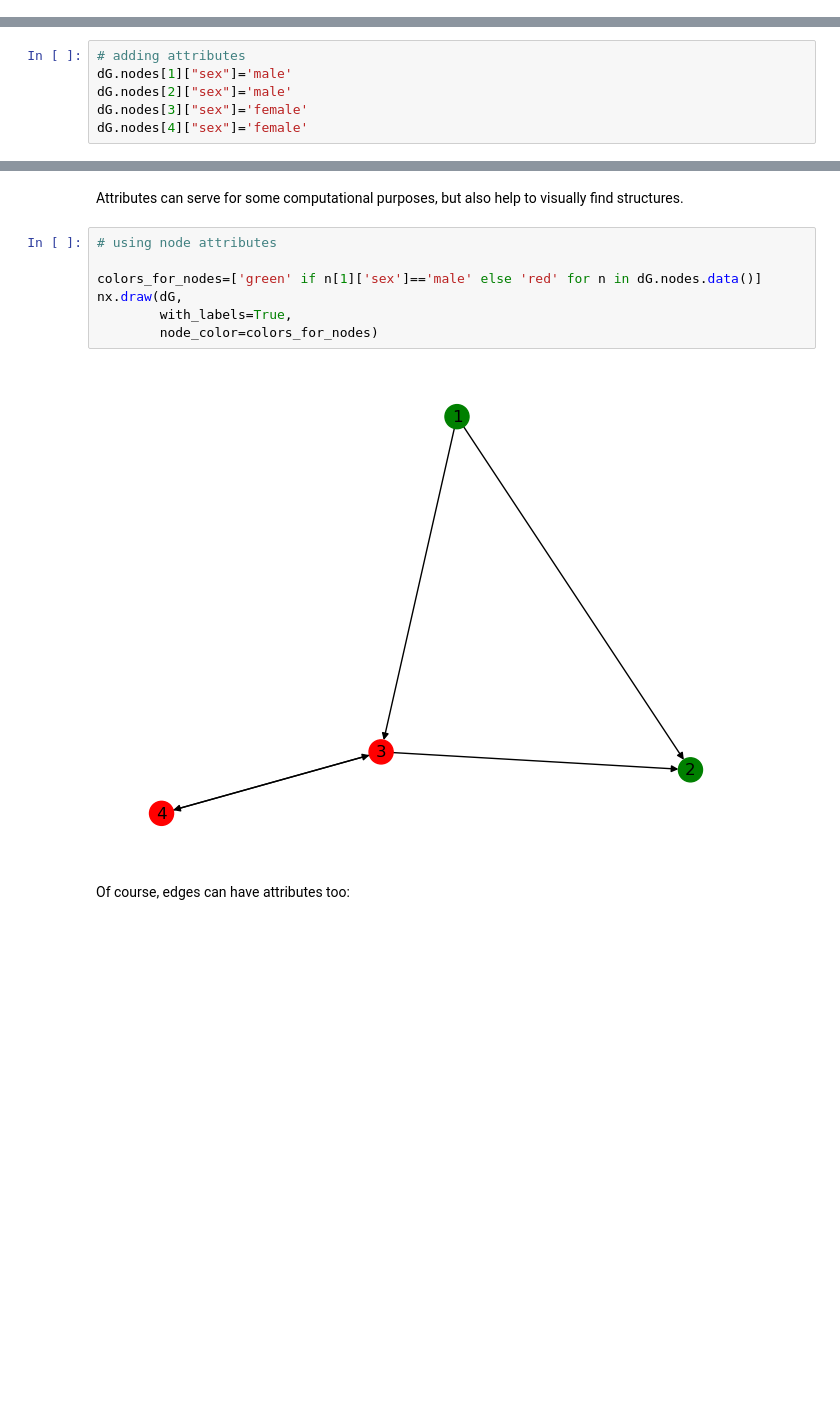
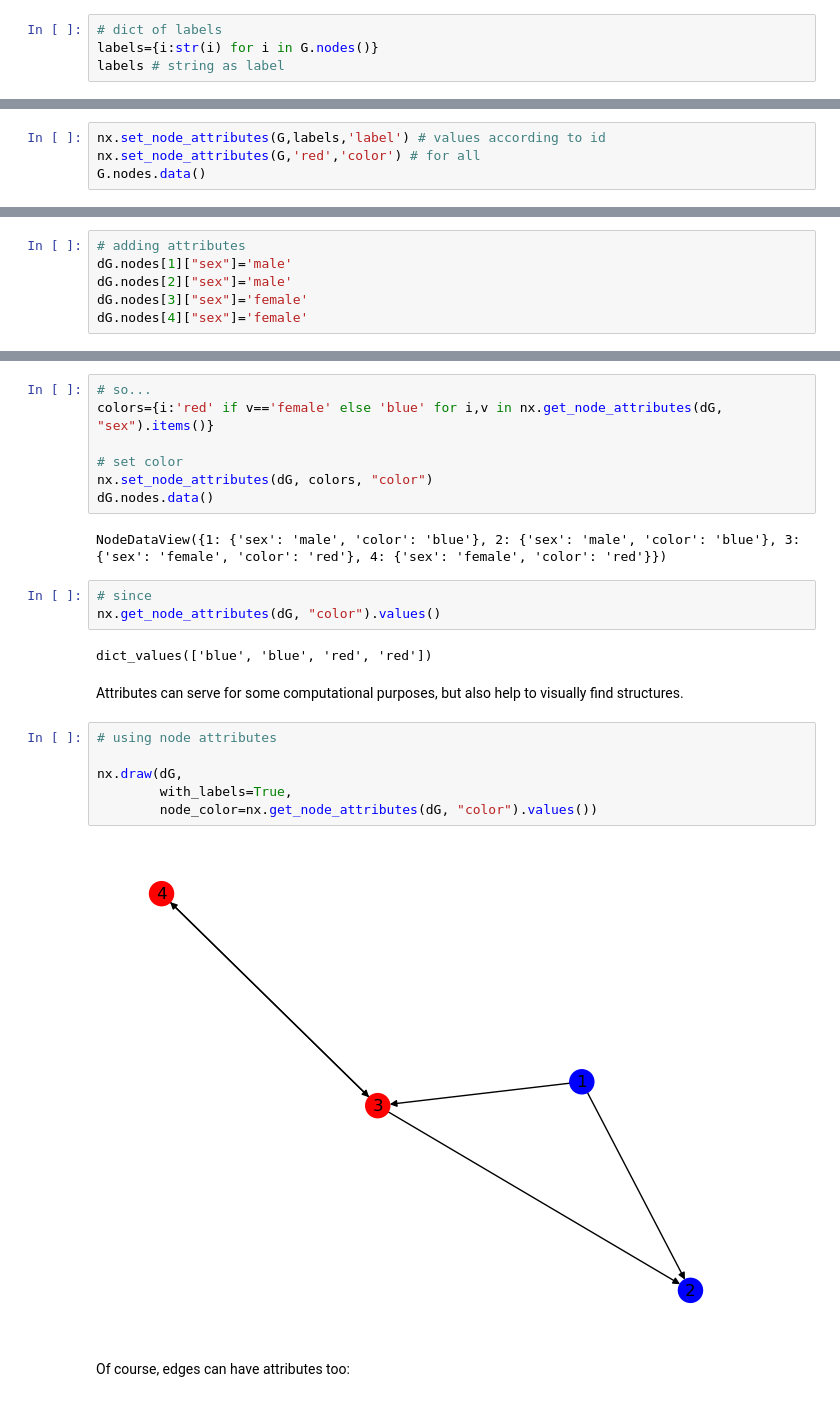
Before and after one commit to SocialAnalytics-StrategicIntelligence/introGraph, a Jupyter notebook: index.ipynb, the cells around one changed output, grey strips where cells are left out. Drawn from its saved outputs; the diff is of its cells as text; blank space fills up the shorter version.

```diff
--- a/index.ipynb
+++ b/index.ipynb
@@ -64,0 +87,4 @@ nx.draw(G,
+# %%
+# dict of labels
+labels={i:str(i) for i in G.nodes()}
+labels # string as label
@@ -64,0 +93,4 @@ nx.draw(G,
+# %%
+nx.set_node_attributes(G,labels,'label') # values according to id
+nx.set_node_attributes(G,'red','color') # for all
+G.nodes.data()
@@ -113,14 +159,27 @@ NodeDataView({1: {'sex': 'male'}, 2: {'sex': 'male'}, 3: {'sex': 'female'}, 4: {
+# %%
+# so...
+colors={i:'red' if v=='female' else 'blue' for i,v in nx.get_node_attributes(dG, "sex").items()}
+
+# set color
+nx.set_node_attributes(dG, colors, "color")
+dG.nodes.data()
+# %% [output]
+NodeDataView({1: {'sex': 'male', 'color': 'blue'}, 2: {'sex': 'male', 'color': 'blue'}, 3: {'sex': 'female', 'color': 'red'}, 4: {'sex': 'female', 'color': 'red'}})
+# %%
+# since
+nx.get_node_attributes(dG, "color").values()
+# %% [output]
+dict_values(['blue', 'blue', 'red', 'red'])
 # %% [markdown]
 Attributes can serve for some computational purposes, but also help to visually find structures.
 # %%
 # using node attributes
 
-colors_for_nodes=['green' if n[1]['sex']=='male' else 'red' for n in dG.nodes.data()]
 nx.draw(dG,
         with_labels=True,
-        node_color=colors_for_nodes)
+        node_color=nx.get_node_attributes(dG, "color").values())
 # %% [output]
-[figure, old version]
+[figure, new version]
 # %% [markdown]
 Of course, edges can have attributes too:
 # %%
```
Also changed, not shown: parts of 96 cells of this notebook, 41 other files.
